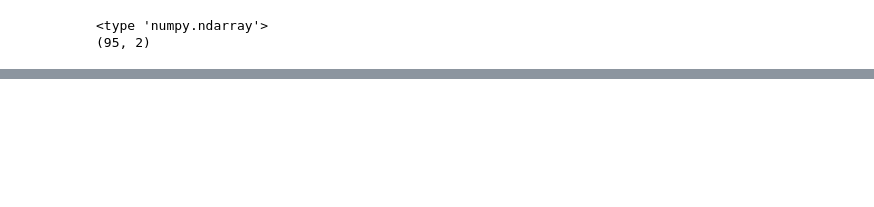
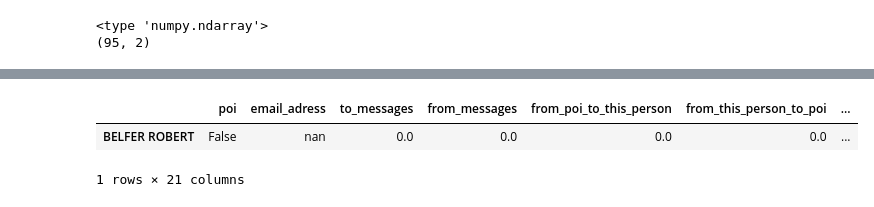
Before and after one commit to caearo/ud120-projects, a Jupyter notebook: final_project/data_explore.ipynb, the cells around one changed output, grey strips where cells are left out. Saved outputs shown, nothing was run; the diff lists cells and outputs as text; code cells hidden in the pictures; blank space fills up the shorter version.

```diff
--- a/final_project/data_explore.ipynb
+++ b/final_project/data_explore.ipynb
@@ -168,3 +177,10 @@ df.corr()
 | restricted_stock | 0.249352 | 0.161506 | 0.023625 | 0.127348 | 0.060660 | 0.183134 | ... |
 | restricted_stock_deferred | -0.021229 | -0.027399 | -0.022293 | -0.046404 | -0.022139 | -0.020590 | ... |
 | total_stock_value | 0.384127 | 0.120161 | -0.010440 | 0.139471 | 0.023054 | 0.158576 | ... |
+# %%
+df.loc['BELFER ROBERT', features_finace]
+df[df['deferral_payments']<0]
+# %% [output]
+|  | poi | email_adress | to_messages | from_messages | from_poi_to_this_person | from_this_person_to_poi | ... |
+| BELFER ROBERT | False | nan | 0.0 | 0.0 | 0.0 | 0.0 | ... |
+1 rows × 21 columns
```
Also changed, not shown: parts of 1 cell of this notebook.
